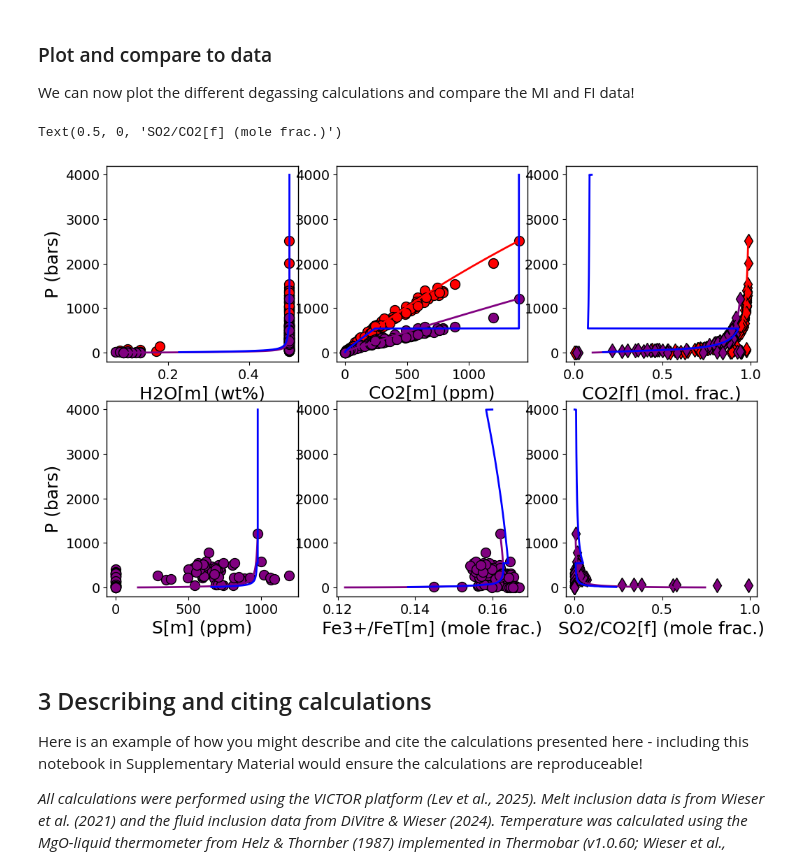
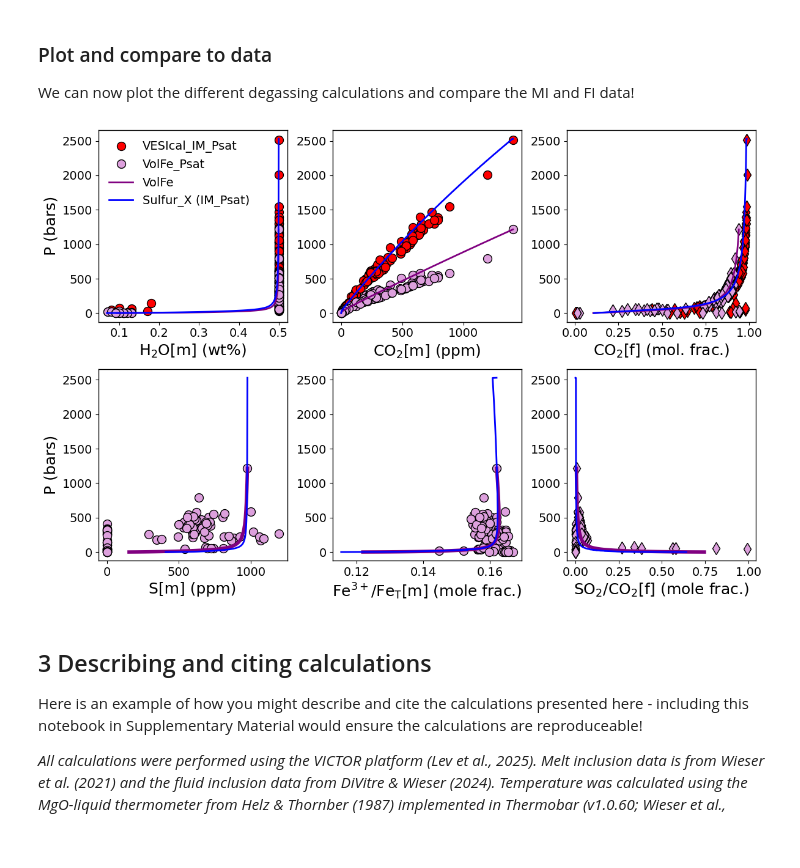
Before and after one commit to eryhughes/workshop_volatiles_goldschmidt2026, a Jupyter notebook: exercise_volatiles_workshop.ipynb, the cells around one changed output. Cells and saved outputs as stored; diff of their text form; code cells hidden in the pictures; blank space fills up the shorter version.

```diff
--- a/exercise_volatiles_workshop.ipynb
+++ b/exercise_volatiles_workshop.ipynb
@@ -584,51 +873,49 @@ We can now plot the different degassing calculations and compare the MI and FI d
 # %%
 fig, ((ax1, ax2, ax3),(ax4, ax5, ax6)) = plt.subplots(2, 3, figsize=(12,8))
 
 df = results_pvsat_vc
-ax1.plot(df['H2O'], df['SaturationP_bars_VESIcal'], 'ok', mfc='red')
+ax1.plot(df['H2O'], df['SaturationP_bars_VESIcal'], 'ok', mfc='red', label = "VESIcal_IM_Psat")
 ax2.plot(df['CO2']*10000, df['SaturationP_bars_VESIcal'], 'ok', mfc='red')
 ax3.plot(df['XCO2_fl_VESIcal'], df['SaturationP_bars_VESIcal'], 'dk', mfc='red')
 
-df = results_degas_vc
-ax1.plot(df['H2O_liq'], df['Pressure_bars'], '-', color='red', linewidth=2)
-ax2.plot(df['CO2_liq']*10000, df['Pressure_bars'], '-', color='red', linewidth=2)
-ax3.plot(df['CO2_fl'], df['Pressure_bars'], '-', color='red', linewidth=2)
+df = results_pvsat_vf
+ax1.plot(df['H2OT-eq_wtpc'], df['P_bar'], 'ok', mfc='plum', label = "VolFe_Psat")
+ax2.plot(df['CO2T-eq_ppmw'], df['P_bar'], 'ok', mfc='plum')
+ax3.plot(df['xgCO2_mf'], df['P_bar'], 'dk', mfc='plum')
 
-df = results_pvsat_vf
-ax1.plot(df['H2OT-eq_wtpc'], df['P_bar'], 'ok', mfc='purple')
-ax2.plot(df['CO2T-eq_ppmw'], df['P_bar'], 'ok', mfc='purple')
-ax3.plot(df['xgCO2_mf'], df['P_bar'], 'dk', mfc='purple')
-ax4.plot(df['ST_ppmw'], df['P_bar'], 'ok', mfc='purple')
-ax5.plot(df['Fe3+/FeT'], df['P_bar'], 'ok', mfc='purple')
-ax6.plot(df['xgSO2_mf']/df['xgCO2_mf'], df['P_bar'], 'dk', mfc='purple')
+ax4.plot(df['ST_ppmw'], df['P_bar'], 'ok', mfc='plum')
+ax5.plot(df['Fe3+/FeT'], df['P_bar'], 'ok', mfc="plum")
+ax6.plot(df['xgSO2_mf']/df['xgCO2_mf'], df['P_bar'], 'dk', mfc='plum')
+
 
 df = results_degas_vf
-ax1.plot(df['H2OT-eq_wtpc'], df['P_bar'], '-', color='purple', linewidth=2)
+ax1.plot(df['H2OT-eq_wtpc'], df['P_bar'], '-', color='purple', linewidth=2, label = "VolFe")
 ax2.plot(df['CO2T-eq_ppmw'], df['P_bar'], '-', color='purple', linewidth=2)
 ax3.plot(df['xgCO2_mf'], df['P_bar'], '-', color='purple', linewidth=2)
-ax4.plot(df['ST_ppmw'], df['P_bar'], '-', color='purple', linewidth=2)
-ax5.plot(df['Fe3+/FeT'], df['P_bar'], '-', color='purple', linewidth=2)
-ax6.plot(df['xgSO2_mf']/df['xgCO2_mf'], df['P_bar'], '-', color='purple', linewidth=2)
+ax4.plot(df['ST_ppmw'], df['P_bar'], '-', color='purple', linewidth=4)
+ax5.plot(df['Fe3+/FeT'], df['P_bar'], '-', color='purple', linewidth=4)
+ax6.plot(df['xgSO2_mf']/df['xgCO2_mf'], df['P_bar'], '-', color='purple', linewidth=4)
 
 df = results_degas_sx
-ax1.plot(df['wH2O_melt'], df['pressure']*10., '-', color='blue', linewidth=2)
+ax1.plot(df['wH2O_melt'], df['pressure']*10., '-', color='blue', linewidth=2, label = "Sulfur_X (IM_Psat)")
 ax2.plot(df['wCO2_melt'], df['pressure']*10., '-', color='blue', linewidth=2)
 ax3.plot(df['XCO2_fluid'], df['pressure']*10., '-', color='blue', linewidth=2)
 ax4.plot(df['wS_melt'], df['pressure']*10., '-', color='blue', linewidth=2)
 ax5.plot(df['ferric_ratio'], df['pressure']*10., '-', color='blue', linewidth=2)
 ax6.plot(df['XSO2_fluid']/df['XCO2_fluid'], df['pressure']*10., '-', color='blue', linewidth=2)
 
 ax1.set_ylabel('P (bars)')
-ax1.set_xlabel('H2O[m] (wt%)')
-ax2.set_xlabel('CO2[m] (ppm)')
-ax3.set_xlabel('CO2[f] (mol. frac.)')
+ax1.set_xlabel('H$_2$O[m] (wt%)')
+ax2.set_xlabel('CO$_2$[m] (ppm)')
+ax3.set_xlabel('CO$_2$[f] (mol. frac.)')
 ax4.set_ylabel('P (bars)')
 ax4.set_xlabel('S[m] (ppm)')
-ax5.set_xlabel('Fe3+/FeT[m] (mole frac.)')
-ax6.set_xlabel('SO2/CO2[f] (mole frac.)')
+ax5.set_xlabel('Fe$^{3+}$/Fe$_T$[m] (mole frac.)')
+ax6.set_xlabel('SO$_2$/CO$_2$[f] (mole frac.)')
+ax1.legend(frameon=False)
+plt.tight_layout()
 # %% [output]
-Text(0.5, 0, 'SO2/CO2[f] (mole frac.)')
-[figure, old version]
+[figure, new version]
 # %% [markdown]
 ## 3 Describing and citing calculations
 
```
Also changed, not shown: parts of 22 cells of this notebook, 19 other files.
